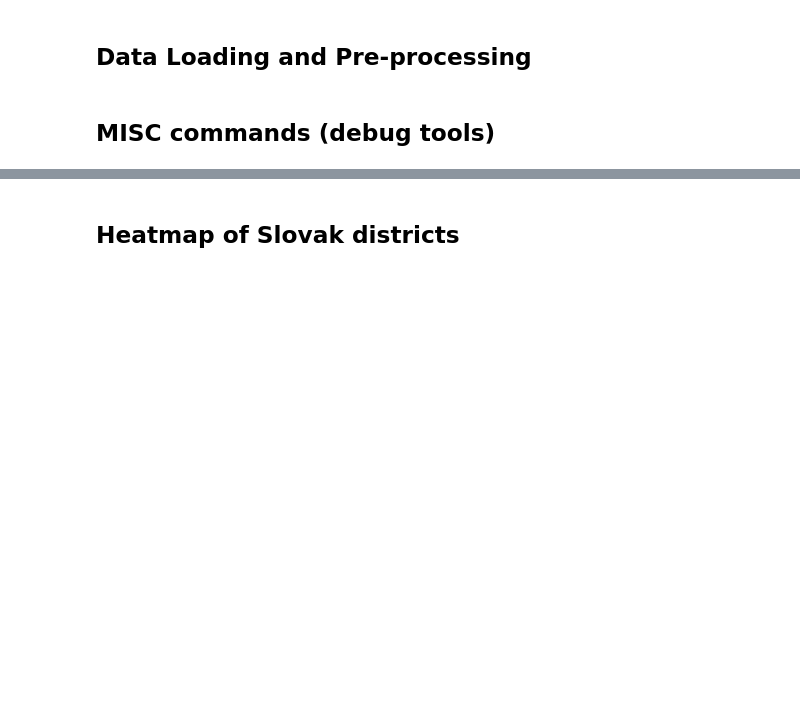
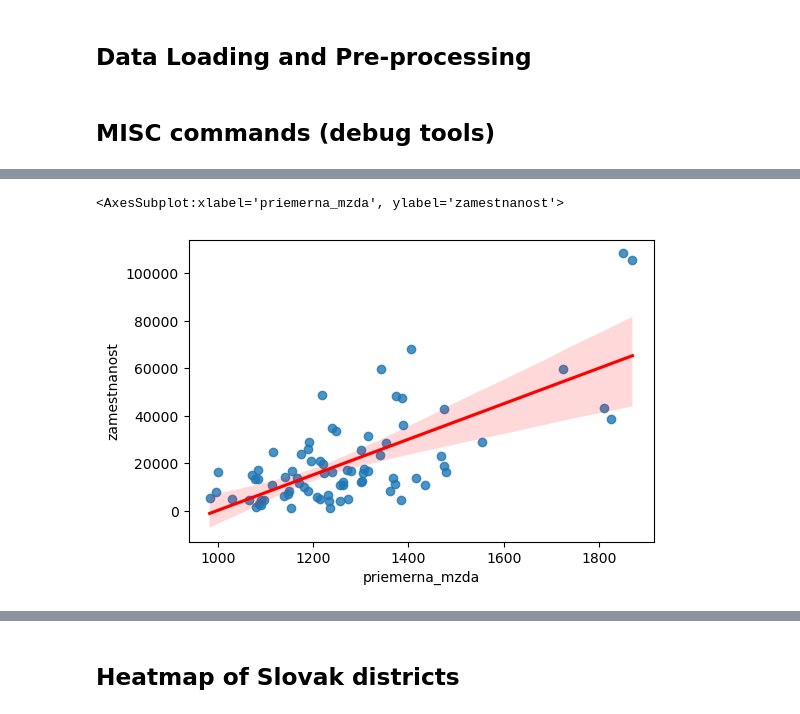
Before and after one commit to samuel-soltys/slovak-analysis, a Jupyter notebook: workbook.ipynb, the cells around one changed output, grey strips where cells are left out. Saved outputs shown, nothing was run; the diff lists cells and outputs as text; code cells hidden in the pictures; blank space fills up the shorter version.

```diff
--- a/workbook.ipynb
+++ b/workbook.ipynb
@@ -90 +107,8 @@ sb.regplot(x="pocet_gymnazii", y="priemerna_mzda", data=correlation_matrix_data,
+# %%
+# LINEAR REGRESSION FITED TO PLOT OF X AND Y
+set_DPI()
+sb.regplot(data=years[YEAR], x=X, y=Y, line_kws={'color': 'red'})
+# %% [output]
+<AxesSubplot:xlabel='priemerna_mzda', ylabel='zamestnanost'>
+[figure, added]
 # %%
```
Also changed, not shown: parts of 16 cells of this notebook.
